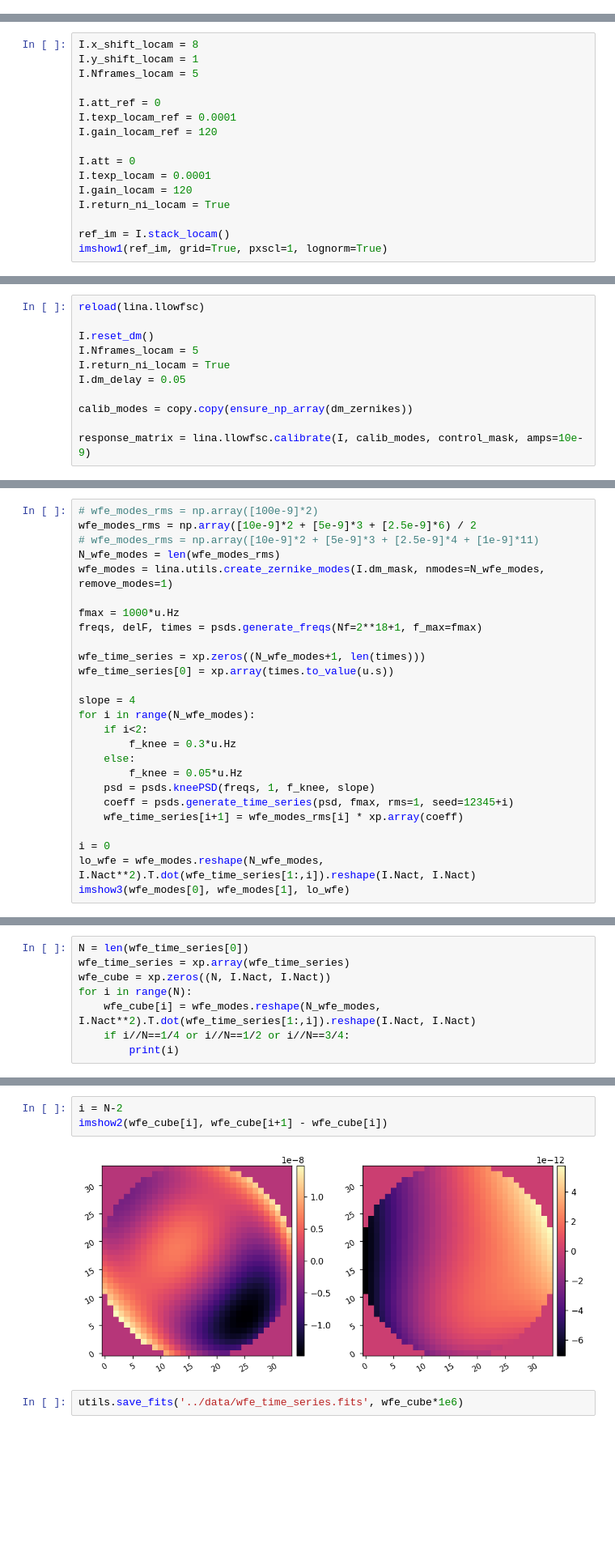
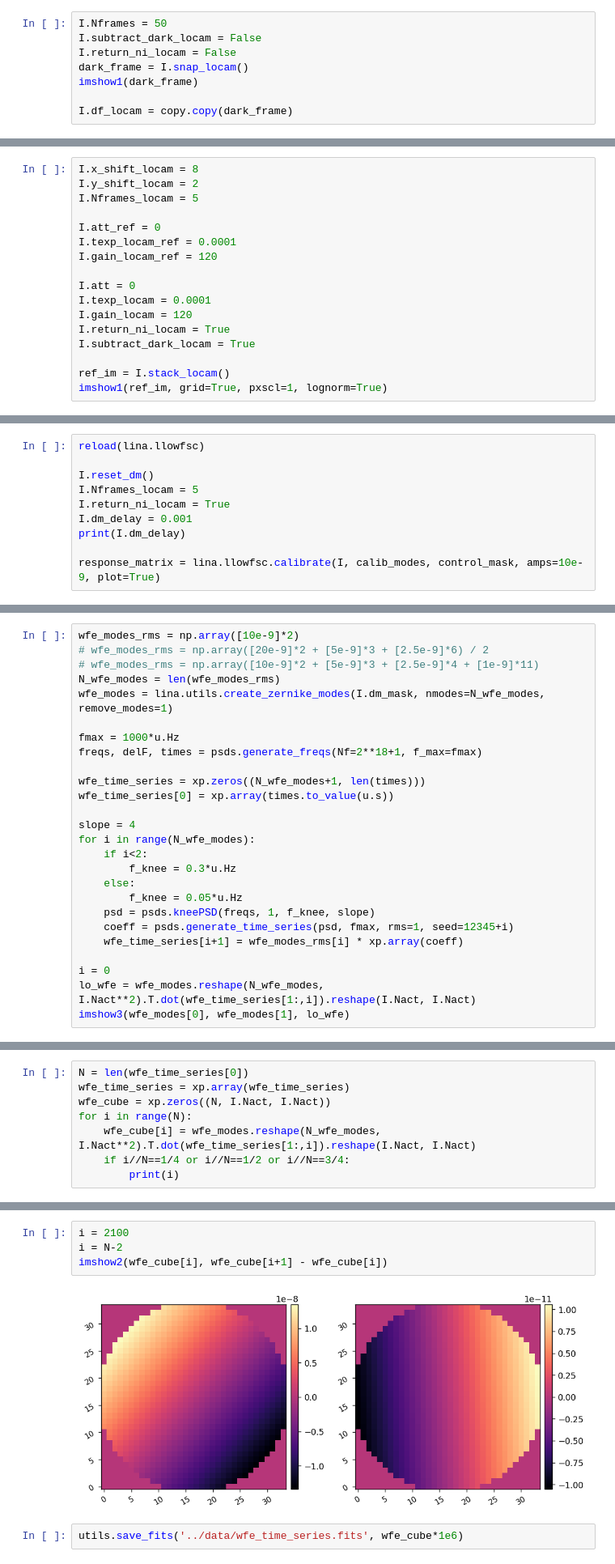
Before and after one commit to uasal/scoob-interface, a Jupyter notebook: notebooks/scoobi_demo_llowfsc.ipynb, the cells around one changed output, grey strips where cells are left out. Shown: that part at 81% size. Saved outputs shown, nothing was run; the diff lists cells and outputs as text; blank space fills up the shorter version.

```diff
--- a/notebooks/scoobi_demo_llowfsc.ipynb
+++ b/notebooks/scoobi_demo_llowfsc.ipynb
@@ -50,0 +57,8 @@ I = scoobi.SCOOBI(scicam_channel='camsci', locam_channel='nsvcam', dm_channel='d
+# %%
+I.Nframes = 50
+I.subtract_dark_locam = False
+I.return_ni_locam = False
+dark_frame = I.snap_locam()
+imshow1(dark_frame)
+
+I.df_locam = copy.copy(dark_frame)
@@ -51,6 +67,6 @@ I = scoobi.SCOOBI(scicam_channel='camsci', locam_channel='nsvcam', dm_channel='d
 # %%
 I.x_shift_locam = 8
-I.y_shift_locam = 1
+I.y_shift_locam = 2
 I.Nframes_locam = 5
 
 I.att_ref = 0
@@ -61,6 +77,7 @@ I.att = 0
 I.texp_locam = 0.0001
 I.gain_locam = 120
 I.return_ni_locam = True
+I.subtract_dark_locam = True
 
 ref_im = I.stack_locam()
 imshow1(ref_im, grid=True, pxscl=1, lognorm=True)
@@ -86,9 +112,8 @@ reload(lina.llowfsc)
 I.reset_dm()
 I.Nframes_locam = 5
 I.return_ni_locam = True
-I.dm_delay = 0.05
+I.dm_delay = 0.001
+print(I.dm_delay)
 
-calib_modes = copy.copy(ensure_np_array(dm_zernikes))
-
-response_matrix = lina.llowfsc.calibrate(I, calib_modes, control_mask, amps=10e-9)
+response_matrix = lina.llowfsc.calibrate(I, calib_modes, control_mask, amps=10e-9, plot=True)
 # %% [output]
@@ -133,8 +150,8 @@ print(tt_at_dm_pupil_rms.to(u.nm))
 581.7764181240618 nm
 145.44410453101545 nm
 # %%
-# wfe_modes_rms = np.array([100e-9]*2)
-wfe_modes_rms = np.array([10e-9]*2 + [5e-9]*3 + [2.5e-9]*6) / 2
+wfe_modes_rms = np.array([10e-9]*2)
+# wfe_modes_rms = np.array([20e-9]*2 + [5e-9]*3 + [2.5e-9]*6) / 2
 # wfe_modes_rms = np.array([10e-9]*2 + [5e-9]*3 + [2.5e-9]*4 + [1e-9]*11)
 N_wfe_modes = len(wfe_modes_rms)
 wfe_modes = lina.utils.create_zernike_modes(I.dm_mask, nmodes=N_wfe_modes, remove_modes=1)
@@ -179,8 +192,9 @@ N
 # %%
+i = 2100
 i = N-2
 imshow2(wfe_cube[i], wfe_cube[i+1] - wfe_cube[i])
 # %% [output]
-[figure, old version]
+[figure, new version]
 # %%
 utils.save_fits('../data/wfe_time_series.fits', wfe_cube*1e6)
 # %% [output]
```
Also changed, not shown: parts of 27 cells of this notebook, 2 other files.
